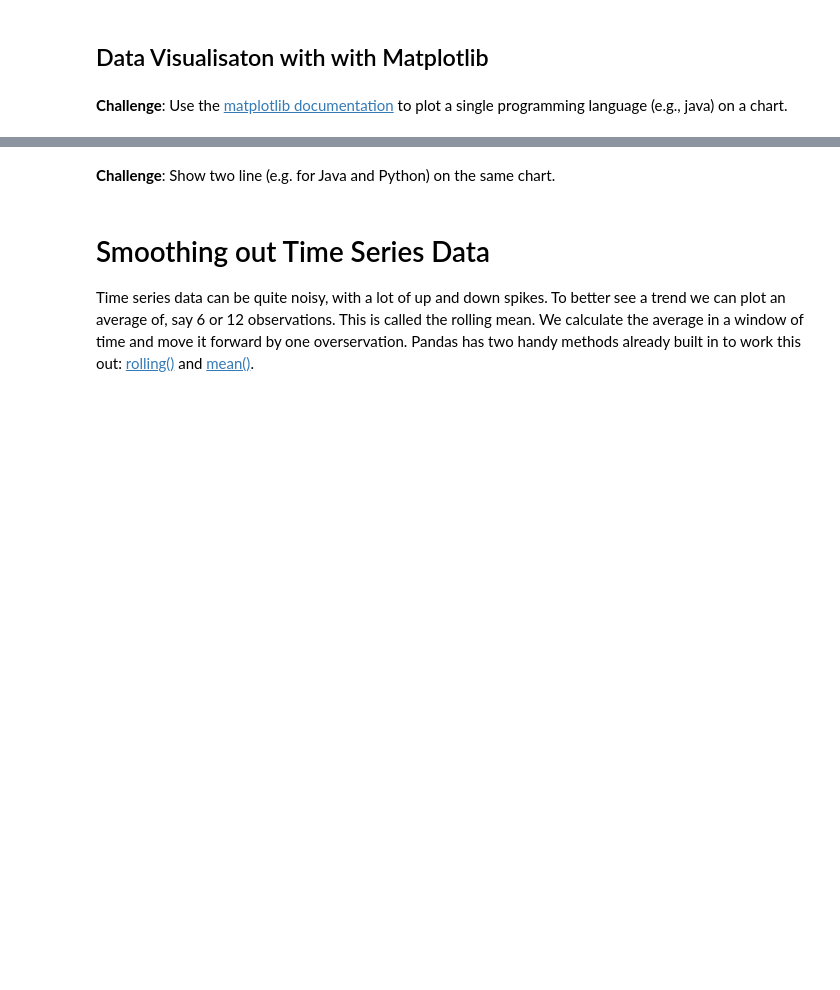
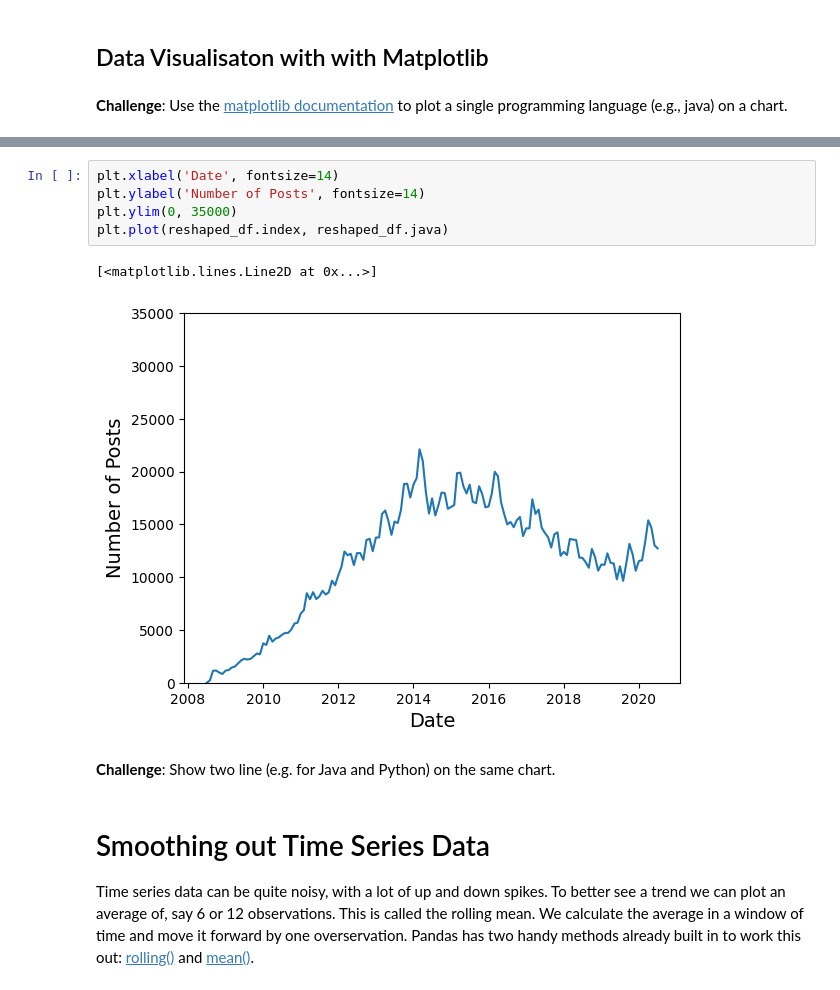
Before and after one commit to ryuseongryong/TIL, a Jupyter notebook: Udemy/Python_Angela/second_local/day72/Programming_Languages_(start).ipynb, the cells around one changed output, grey strips where cells are left out. Cells and saved outputs as stored; diff of their text form; blank space fills up the shorter version.

```diff
--- a/Udemy/Python_Angela/second_local/day72/Programming_Languages_(start).ipynb
+++ b/Udemy/Python_Angela/second_local/day72/Programming_Languages_(start).ipynb
@@ -159,3 +190,11 @@ False
+# %%
+plt.xlabel('Date', fontsize=14)
+plt.ylabel('Number of Posts', fontsize=14)
+plt.ylim(0, 35000)
+plt.plot(reshaped_df.index, reshaped_df.java)
+# %% [output]
+[<matplotlib.lines.Line2D at 0x...>]
+[figure, added]
 # %% [markdown]
 **Challenge**: Show two line (e.g. for Java and Python) on the same chart.
 # %% [markdown]
```
Also changed, not shown: parts of 4 cells of this notebook.
